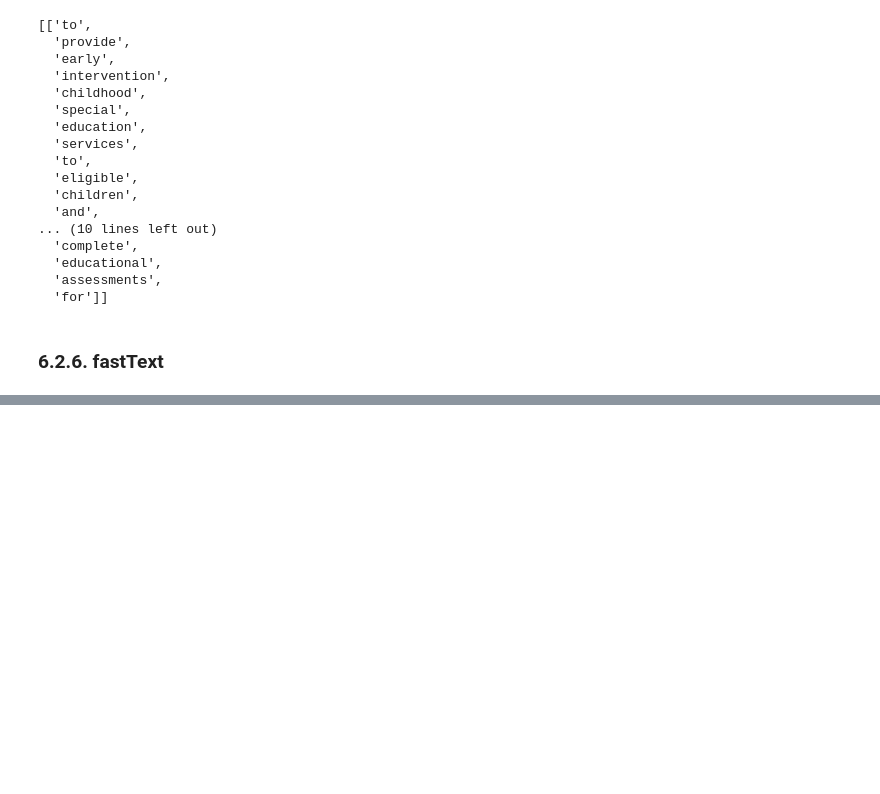
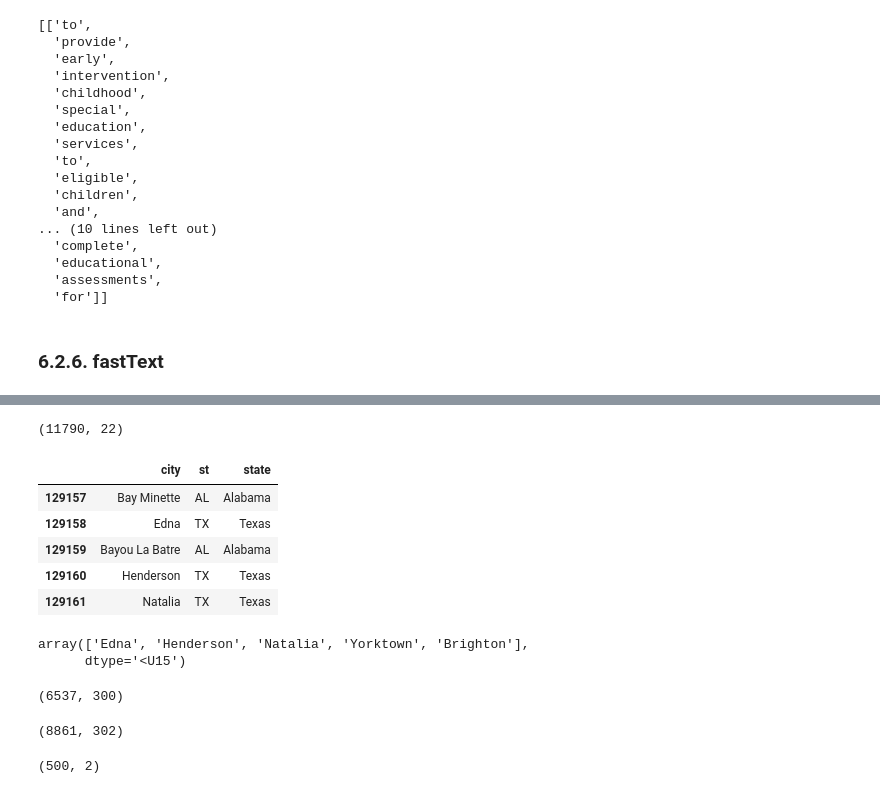
Before and after one commit to deacona/nlpia, a Jupyter notebook: src/nlpia/book/examples/ch06_examples.ipynb, the cells around one changed output, grey strips where cells are left out. Cells and saved outputs as stored; diff of their text form; code cells hidden in the pictures; blank space fills up the shorter version.

```diff
--- a/src/nlpia/book/examples/ch06_examples.ipynb
+++ b/src/nlpia/book/examples/ch06_examples.ipynb
@@ -165,0 +252,24 @@ KeyboardInterrupt:
+# %%
+us = cities[(cities.country_code == 'US') & (cities.admin1_code.notnull())].copy()
+states = pd.read_csv('http://www.fonz.net/blog/wp-content/uploads/2008/04/states.csv')
+states = dict(zip(states.Abbreviation, states.State))
+us['city'] = us.name.copy()
+us['st'] = us.admin1_code.copy()
+us['state'] = us.st.map(states)
+print(us.shape)
+us[us.columns[-3:]].head()
+# %% [output]
+(11790, 22)
+|  | city | st | state |
+| 129157 | Bay Minette | AL | Alabama |
+| 129158 | Edna | TX | Texas |
+| 129159 | Bayou La Batre | AL | Alabama |
+| 129160 | Henderson | TX | Texas |
+| 129161 | Natalia | TX | Texas |
+# %%
+vocab = pd.np.concatenate([us.city, us.st, us.state])
+vocab = np.array([word for word in vocab if word in word_vectors])
+vocab[:5]
+# %% [output]
+array(['Edna', 'Henderson', 'Natalia', 'Yorktown', 'Brighton'],
+      dtype='<U15')
@@ -165,0 +290,11 @@ KeyboardInterrupt:
+# %%
+us_300D_sorted.shape
+# %% [output]
+(6537, 300)
+# %%
+# us_300D = get_data("cities_us_wordvectors")
+## https://www.dropbox.com/s/7ujezmo03b637q3/cities_us_wordvectors.csv.gz?dl=1
+us_300D = pd.read_csv("../../bigdata/cities_us_wordvectors.csv.gz")
+us_300D.shape
+# %% [output]
+(8861, 302)
@@ -165,0 +304,9 @@ KeyboardInterrupt:
+# %%
+from sklearn.decomposition import PCA
+
+pca = PCA(n_components=2)
+# us_2D = pca.fit_transform(us_300D.iloc[:num_cities, :300])
+us_2D = pca.fit_transform(us_300D_sorted.iloc[:num_cities, :300])
+us_2D.shape
+# %% [output]
+(500, 2)
```
Also changed, not shown: parts of 25 cells of this notebook.
